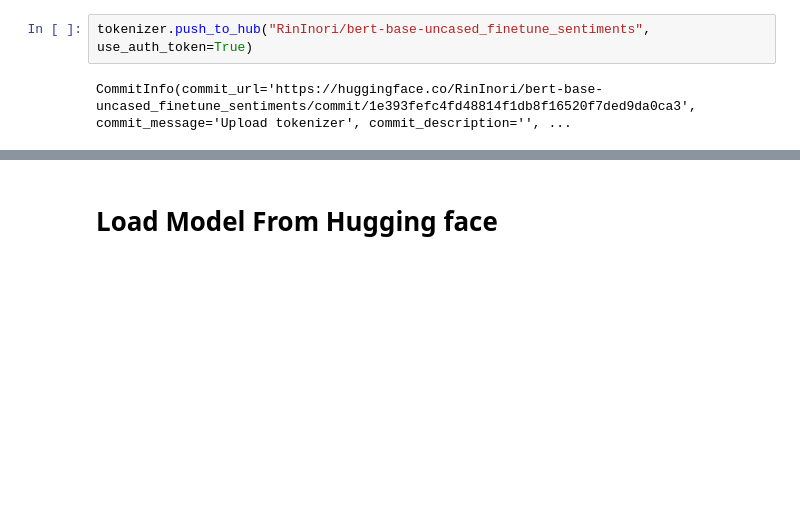
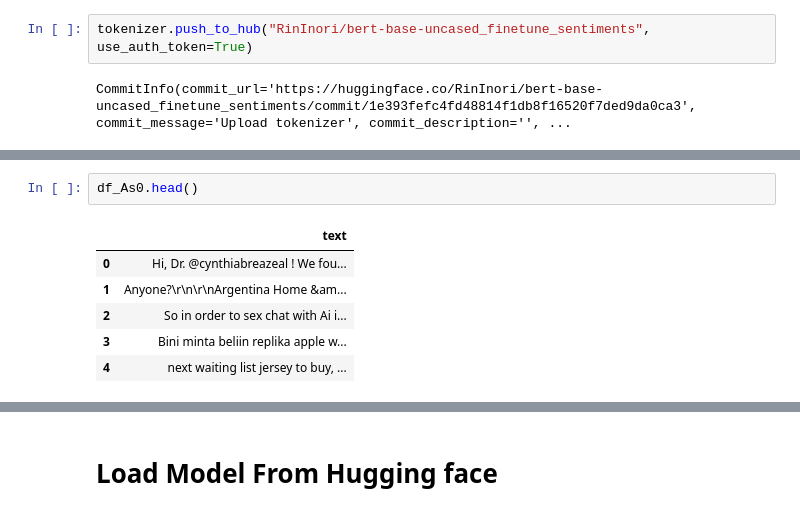
Before and after one commit to hennypurwadi/Bert_FineTune_Sentiment_Analysis, a Jupyter notebook: 4.Predict_unlabeled_data_Bert_Finetune.ipynb, the cells around one changed output, grey strips where cells are left out. Drawn from its saved outputs; the diff is of its cells as text; blank space fills up the shorter version.

```diff
--- a/4.Predict_unlabeled_data_Bert_Finetune.ipynb
+++ b/4.Predict_unlabeled_data_Bert_Finetune.ipynb
@@ -486,0 +513,9 @@ CommitInfo(commit_url='https://huggingface.co/RinInori/bert-base-uncased_finetun
+# %%
+df_As0.head()
+# %% [output]
+|  | text |
+| 0 | Hi, Dr. @cynthiabreazeal ! We fou... |
+| 1 | Anyone?\r\n\r\nArgentina Home &am... |
+| 2 | So in order to sex chat with Ai i... |
+| 3 | Bini minta beliin replika apple w... |
+| 4 | next waiting list jersey to buy, ... |
```
Also changed, not shown: parts of 6 cells of this notebook.
